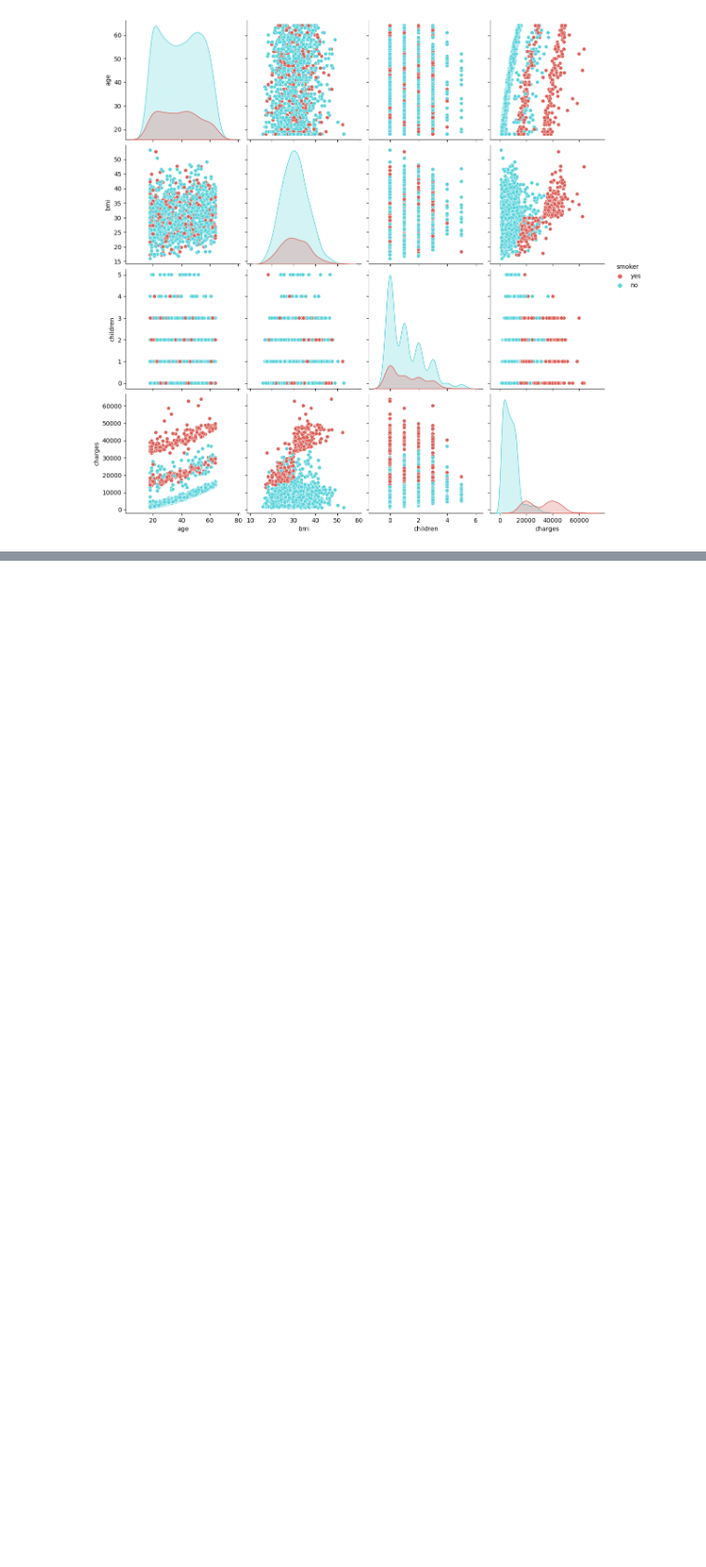
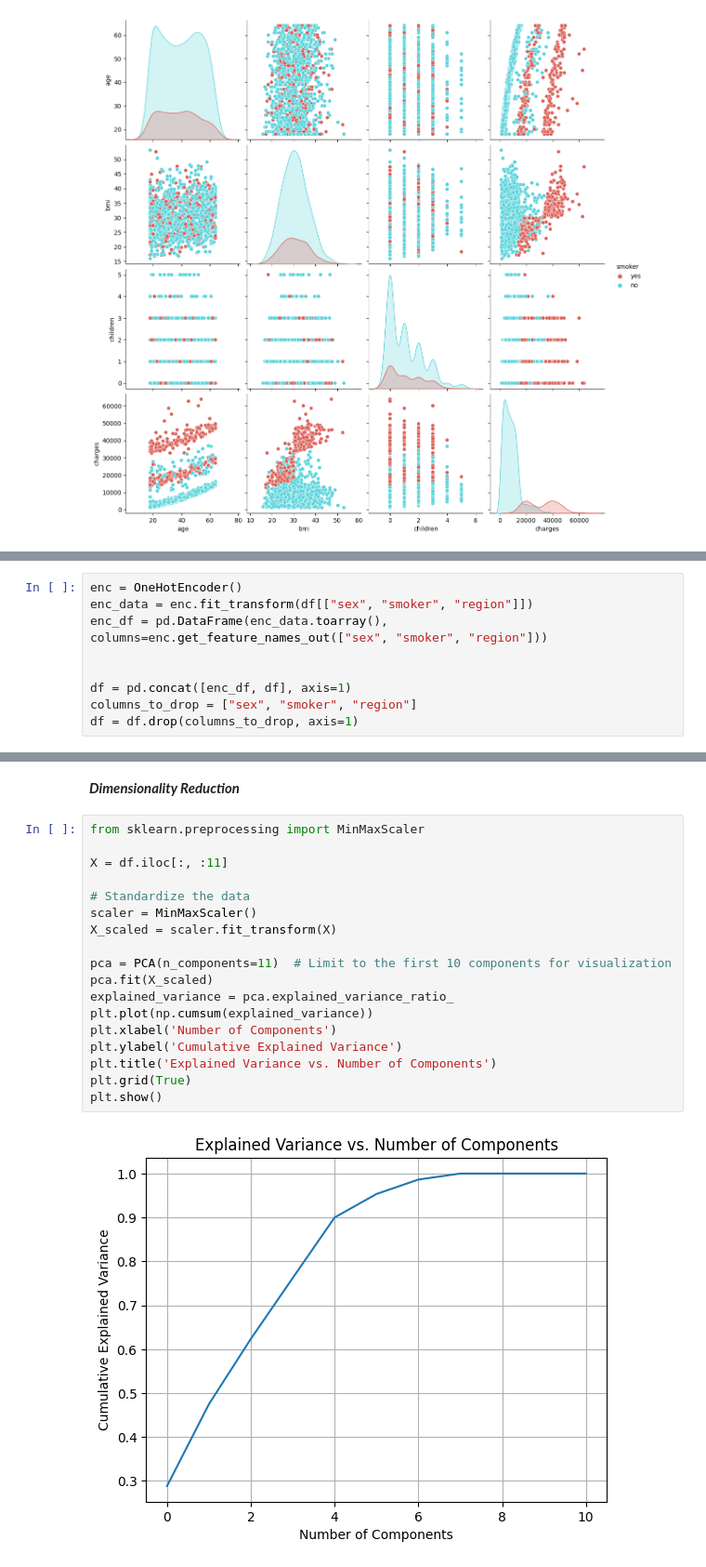
Before and after one commit to Mdhlalose/Anomaly-Detector-for-Pregnant-Diabetic-Patients, a Jupyter notebook: code.ipynb, the cells around one changed output, grey strips where cells are left out. Shown at 93% size. Cells and saved outputs as stored; diff of their text form; blank space fills up the shorter version.

```diff
--- a/code.ipynb
+++ b/code.ipynb
@@ -236,0 +244,9 @@ sns.pairplot(data=df, hue='smoker', palette='hls', height=3)
+# %%
+enc = OneHotEncoder()
+enc_data = enc.fit_transform(df[["sex", "smoker", "region"]])
+enc_df = pd.DataFrame(enc_data.toarray(), columns=enc.get_feature_names_out(["sex", "smoker", "region"]))
+
+
+df = pd.concat([enc_df, df], axis=1)
+columns_to_drop = ["sex", "smoker", "region"]
+df = df.drop(columns_to_drop, axis=1)
@@ -236,0 +262,22 @@ sns.pairplot(data=df, hue='smoker', palette='hls', height=3)
+# %% [markdown]
+***Dimensionality Reduction***
+# %%
+from sklearn.preprocessing import MinMaxScaler
+
+X = df.iloc[:, :11]
+
+# Standardize the data
+scaler = MinMaxScaler()
+X_scaled = scaler.fit_transform(X)
+
+pca = PCA(n_components=11)  # Limit to the first 10 components for visualization
+pca.fit(X_scaled)
+explained_variance = pca.explained_variance_ratio_
+plt.plot(np.cumsum(explained_variance))
+plt.xlabel('Number of Components')
+plt.ylabel('Cumulative Explained Variance')
+plt.title('Explained Variance vs. Number of Components')
+plt.grid(True)
+plt.show()
+# %% [output]
+[figure, added]
```
Also changed, not shown: parts of 6 cells of this notebook.
